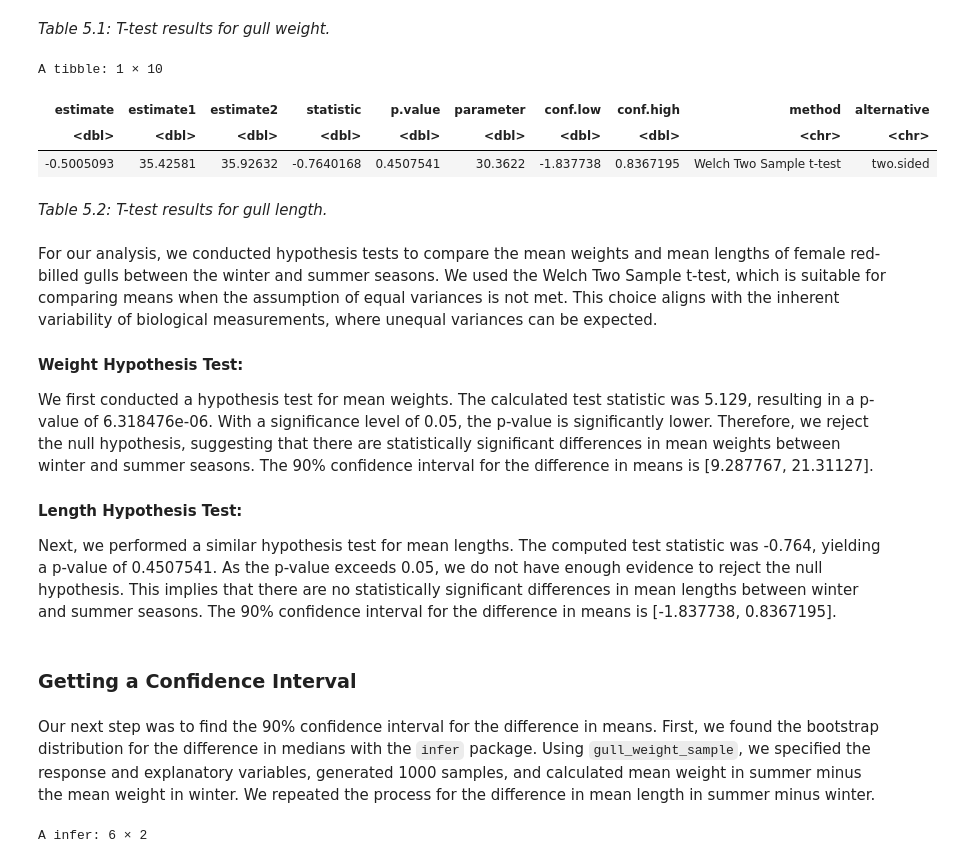
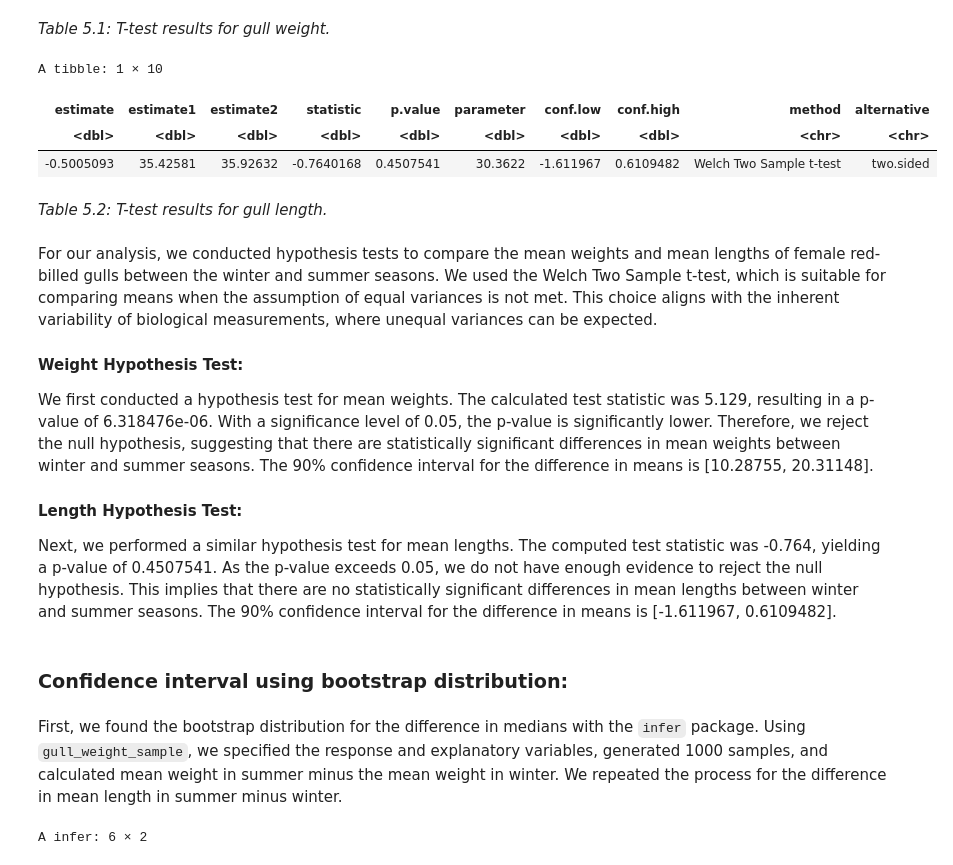
Before and after one commit to maggie63/stat-201-group-4, a Jupyter notebook: project_report.ipynb, the cells around one changed output. Drawn from its saved outputs; the diff is of its cells as text; code cells hidden in the pictures.

```diff
--- a/project_report.ipynb
+++ b/project_report.ipynb
@@ -237,37 +244,38 @@ A tibble: 1 × 10
 # %%
 # infer tests for length, testing winter vs summer seasons of the red billed gulls
 length_test <- tidy(
     t.test(
         x = gull_length_sample |>
             filter(SEASON == "SUMMER") |>
             pull(LENGTH),
         y = gull_length_sample |>
             filter(SEASON == "WINTER") |>
             pull(LENGTH),
         stat = "diff in means",
-        alternative = "two.sided"
+        alternative = "two.sided",
+        conf.level = 0.90
         )
     )
 length_test
 # %% [output]
 A tibble: 1 × 10
 | estimate | estimate1 | estimate2 | statistic | p.value | parameter | conf.low | conf.high | method | alternative |
 | <dbl> | <dbl> | <dbl> | <dbl> | <dbl> | <dbl> | <dbl> | <dbl> | <chr> | <chr> |
-| -0.5005093 | 35.42581 | 35.92632 | -0.7640168 | 0.4507541 | 30.3622 | -1.837738 | 0.8367195 | Welch Two Sample t-test | two.sided |
+| -0.5005093 | 35.42581 | 35.92632 | -0.7640168 | 0.4507541 | 30.3622 | -1.611967 | 0.6109482 | Welch Two Sample t-test | two.sided |
 # %% [markdown]
 *Table 5.2: T-test results for gull length.*
 # %% [markdown]
 For our analysis, we conducted hypothesis tests to compare the mean weights and mean lengths of female red-billed gulls between the winter and summer seasons. We used the Welch Two Sample t-test, which is suitable for comparing means when the assumption of equal variances is not met. This choice aligns with the inherent variability of biological measurements, where unequal variances can be expected.
 
 #### Weight Hypothesis Test:
-We first conducted a hypothesis test for mean weights. The calculated test statistic was 5.129, resulting in a p-value of 6.318476e-06. With a significance level of 0.05, the p-value is significantly lower. Therefore, we reject the null hypothesis, suggesting that there are statistically significant differences in mean weights between winter and summer seasons. The 90% confidence interval for the difference in means is [9.287767, 21.31127].
+We first conducted a hypothesis test for mean weights. The calculated test statistic was 5.129, resulting in a p-value of 6.318476e-06. With a significance level of 0.05, the p-value is significantly lower. Therefore, we reject the null hypothesis, suggesting that there are statistically significant differences in mean weights between winter and summer seasons. The 90% confidence interval for the difference in means is [10.28755, 20.31148].
 
 #### Length Hypothesis Test:
-Next, we performed a similar hypothesis test for mean lengths. The computed test statistic was -0.764, yielding a p-value of 0.4507541. As the p-value exceeds 0.05, we do not have enough evidence to reject the null hypothesis. This implies that there are no statistically significant differences in mean lengths between winter and summer seasons. The 90% confidence interval for the difference in means is [-1.837738, 0.8367195].
+Next, we performed a similar hypothesis test for mean lengths. The computed test statistic was -0.764, yielding a p-value of 0.4507541. As the p-value exceeds 0.05, we do not have enough evidence to reject the null hypothesis. This implies that there are no statistically significant differences in mean lengths between winter and summer seasons. The 90% confidence interval for the difference in means is [-1.611967, 0.6109482].
 # %% [markdown]
-### Getting a Confidence Interval
+### Confidence interval using bootstrap distribution:
 # %% [markdown]
-Our next step was to find the 90% confidence interval for the difference in means. First, we found the bootstrap distribution for the difference in medians with the `infer` package. Using `gull_weight_sample`, we specified the response and explanatory variables, generated 1000 samples, and calculated mean weight in summer minus the mean weight in winter. We repeated the process for the difference in mean length in summer minus winter.
+First, we found the bootstrap distribution for the difference in medians with the `infer` package. Using `gull_weight_sample`, we specified the response and explanatory variables, generated 1000 samples, and calculated mean weight in summer minus the mean weight in winter. We repeated the process for the difference in mean length in summer minus winter.
 # %%
 set.seed(9263)
 
```
Also changed, not shown: parts of 9 cells of this notebook.
